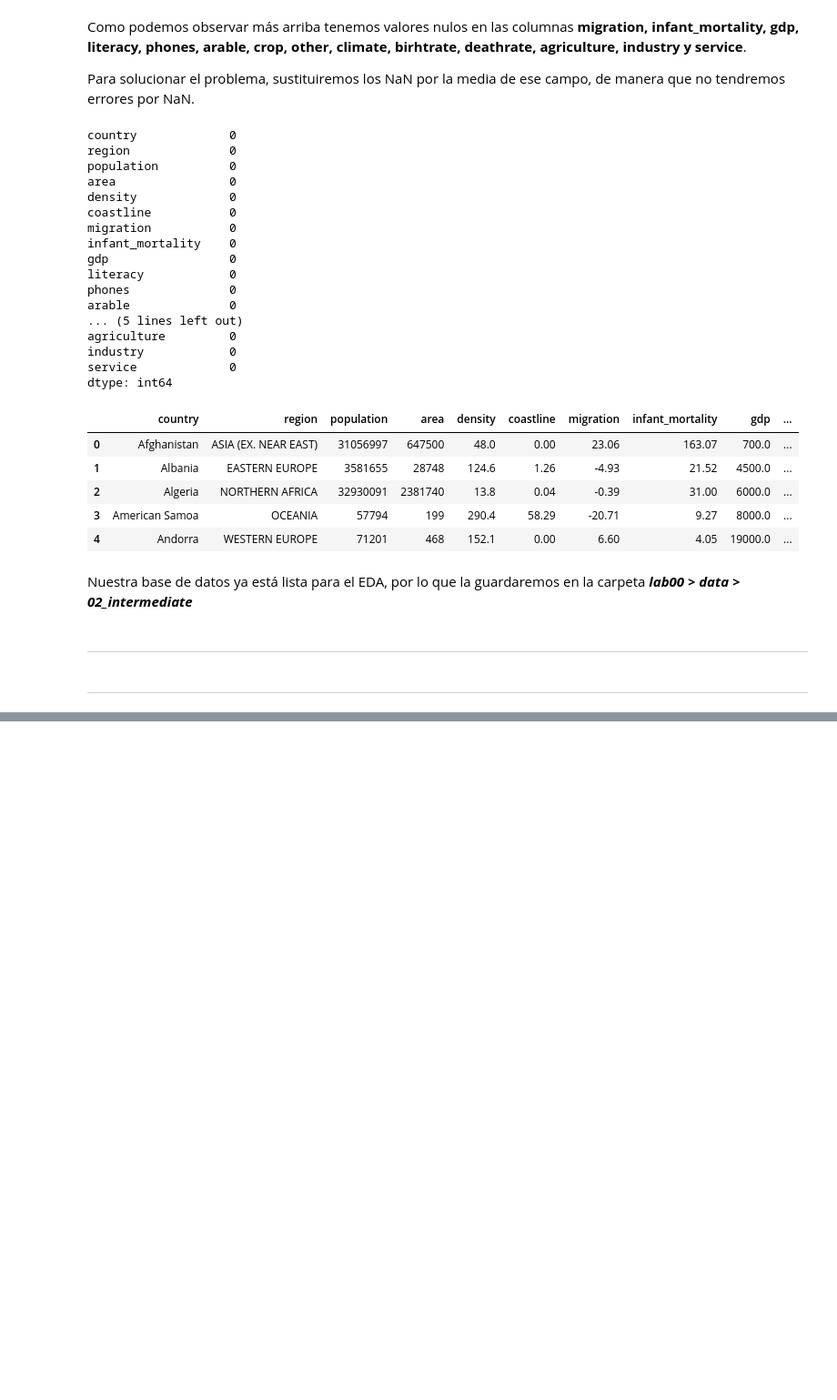
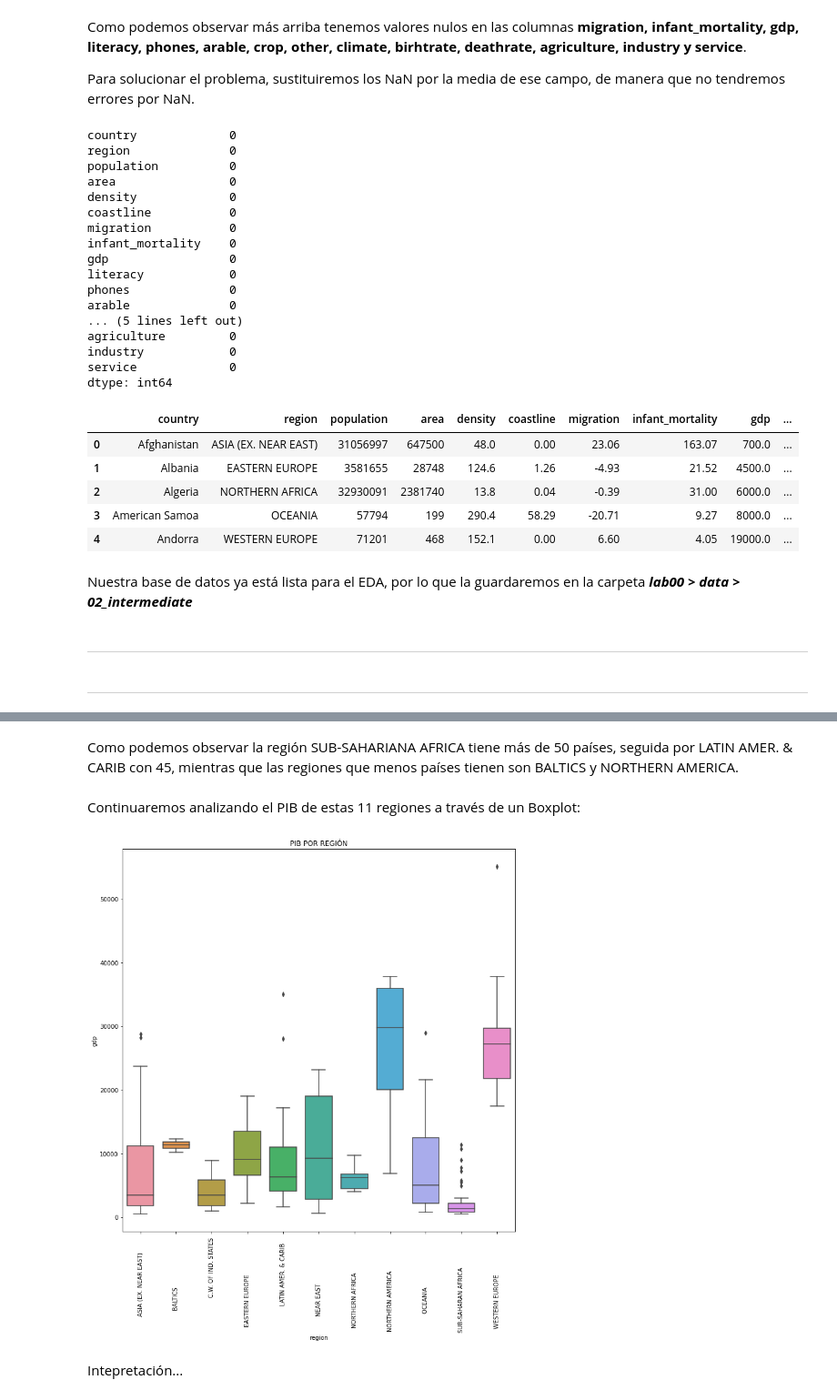
Before and after one commit to jlopezgaldon/machine_learning, a Jupyter notebook: lab00/notebooks/00_Exploratory_analysis.ipynb, the cells around one changed output, grey strips where cells are left out. Shown: that part at 91% size. Cells and saved outputs as stored; diff of their text form; code cells hidden in the pictures; blank space fills up the shorter version.

```diff
--- a/lab00/notebooks/00_Exploratory_analysis.ipynb
+++ b/lab00/notebooks/00_Exploratory_analysis.ipynb
@@ -254,0 +375,20 @@ data.to_csv("countries_of_the_world_clean.csv")
+# %% [markdown]
+Como podemos observar la región SUB-SAHARIANA AFRICA tiene más de 50 países, seguida por LATIN AMER. & CARIB con 45, mientras que las regiones que menos países tienen son BALTICS y NORTHERN AMERICA.
+# %% [markdown]
+Continuaremos analizando el PIB de estas 11 regiones a través de un Boxplot:
+# %%
+     # Generamos el tamaño de la figura
+f, ax = plt.subplots(figsize=(12, 12))
+
+    # Dibujamos nuestro boxplot
+sns.boxplot(x = 'region', y = 'gdp', data = data, width = 0.75);
+
+    # Como los nombres se superponen en el gráfico, vamos a girarlos con plt.xticks(rotation = N)
+plt.xticks(rotation = 90);
+
+    # Añadimos un título
+plt.title('PIB POR REGIÓN');
+# %% [output]
+[figure, added]
+# %% [markdown]
+Intepretación...
```
Also changed, not shown: parts of 17 cells of this notebook.
